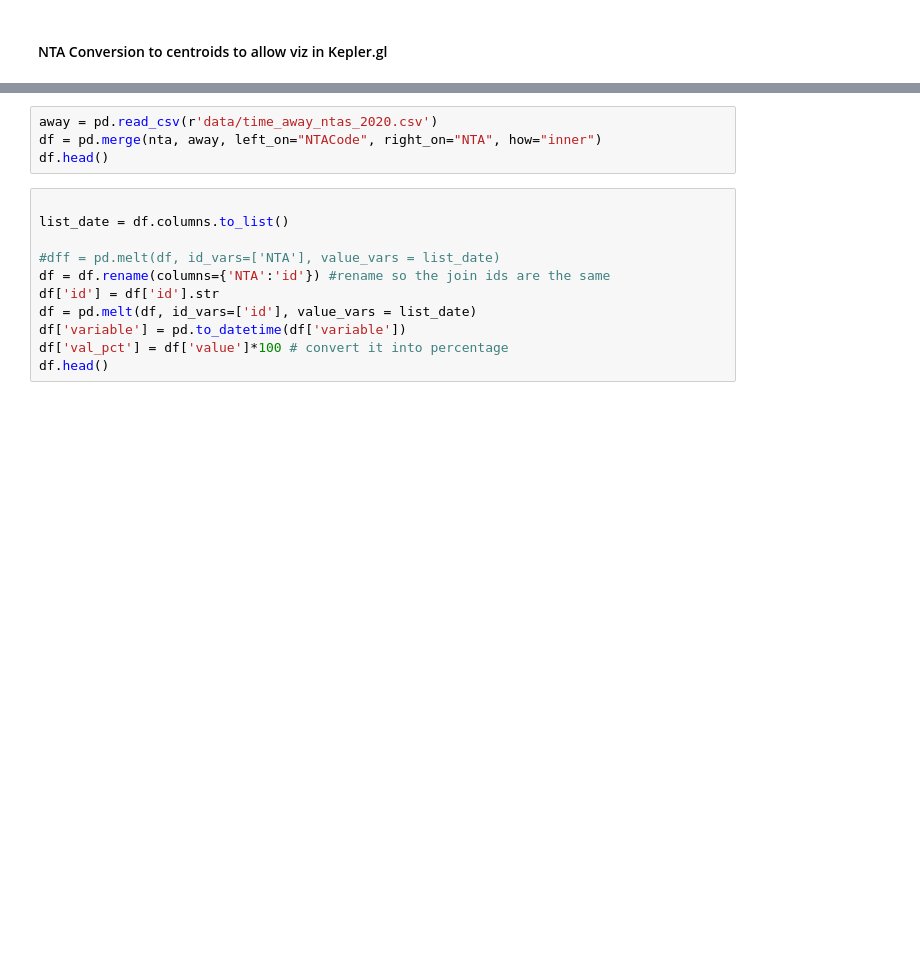
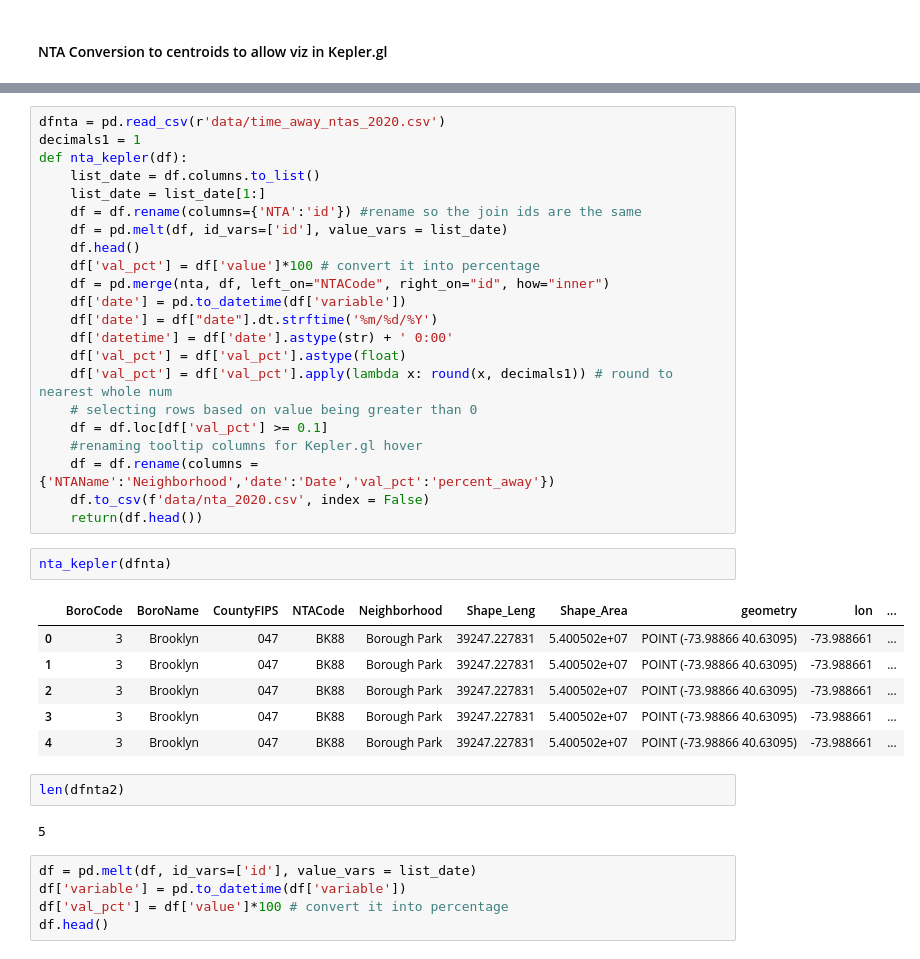
Before and after one commit to stevennac3/rp-covid-migration, a Jupyter notebook: notebooks/Viz/Kepler_subplace_NTAs.ipynb, the cells around one changed output, grey strips where cells are left out. Cells and saved outputs as stored; diff of their text form; blank space fills up the shorter version.

```diff
--- a/notebooks/Viz/Kepler_subplace_NTAs.ipynb
+++ b/notebooks/Viz/Kepler_subplace_NTAs.ipynb
@@ -86,14 +124,39 @@ nta.head()
-# %%
-away = pd.read_csv(r'data/time_away_ntas_2020.csv')
-df = pd.merge(nta, away, left_on="NTACode", right_on="NTA", how="inner")
-df.head()
+# %%
+dfnta = pd.read_csv(r'data/time_away_ntas_2020.csv')
+decimals1 = 1
+def nta_kepler(df):
+    list_date = df.columns.to_list()
+    list_date = list_date[1:]
+    df = df.rename(columns={'NTA':'id'}) #rename so the join ids are the same
+    df = pd.melt(df, id_vars=['id'], value_vars = list_date)
+    df.head()
+    df['val_pct'] = df['value']*100 # convert it into percentage
+    df = pd.merge(nta, df, left_on="NTACode", right_on="id", how="inner")
+    df['date'] = pd.to_datetime(df['variable'])
+    df['date'] = df["date"].dt.strftime('%m/%d/%Y')
+    df['datetime'] = df['date'].astype(str) + ' 0:00'
+    df['val_pct'] = df['val_pct'].astype(float)
+    df['val_pct'] = df['val_pct'].apply(lambda x: round(x, decimals1)) # round to nearest whole num
+    # selecting rows based on value being greater than 0
+    df = df.loc[df['val_pct'] >= 0.1]
+    #renaming tooltip columns for Kepler.gl hover
+    df = df.rename(columns = {'NTAName':'Neighborhood','date':'Date','val_pct':'percent_away'})
+    df.to_csv(f'data/nta_2020.csv', index = False)
+    return(df.head())
+# %%
+nta_kepler(dfnta)
+# %% [output]
+|  | BoroCode | BoroName | CountyFIPS | NTACode | Neighborhood | Shape_Leng | Shape_Area | geometry | lon | ... |
+| 0 | 3 | Brooklyn | 047 | BK88 | Borough Park | 39247.227831 | 5.400502e+07 | POINT (-73.98866 40.63095) | -73.988661 | ... |
+| 1 | 3 | Brooklyn | 047 | BK88 | Borough Park | 39247.227831 | 5.400502e+07 | POINT (-73.98866 40.63095) | -73.988661 | ... |
+| 2 | 3 | Brooklyn | 047 | BK88 | Borough Park | 39247.227831 | 5.400502e+07 | POINT (-73.98866 40.63095) | -73.988661 | ... |
+| 3 | 3 | Brooklyn | 047 | BK88 | Borough Park | 39247.227831 | 5.400502e+07 | POINT (-73.98866 40.63095) | -73.988661 | ... |
+| 4 | 3 | Brooklyn | 047 | BK88 | Borough Park | 39247.227831 | 5.400502e+07 | POINT (-73.98866 40.63095) | -73.988661 | ... |
+# %%
+len(dfnta2)
+# %% [output]
+5
 # %%
-
-list_date = df.columns.to_list()
-
-#dff = pd.melt(df, id_vars=['NTA'], value_vars = list_date)
-df = df.rename(columns={'NTA':'id'}) #rename so the join ids are the same
-df['id'] = df['id'].str
 df = pd.melt(df, id_vars=['id'], value_vars = list_date)
 df['variable'] = pd.to_datetime(df['variable'])
 df['val_pct'] = df['value']*100 # convert it into percentage
```
Also changed, not shown: parts of 6 cells of this notebook, 12 other files.
